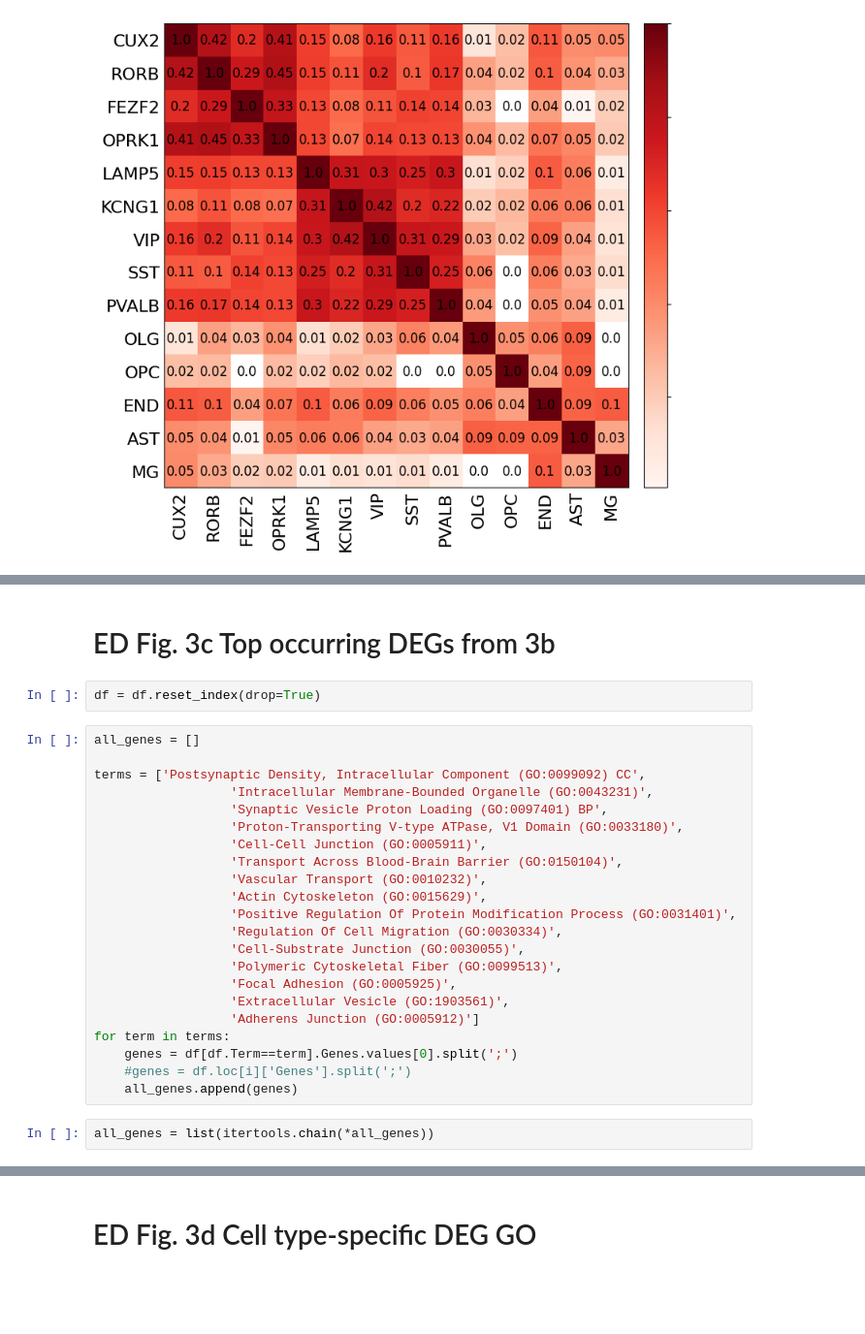
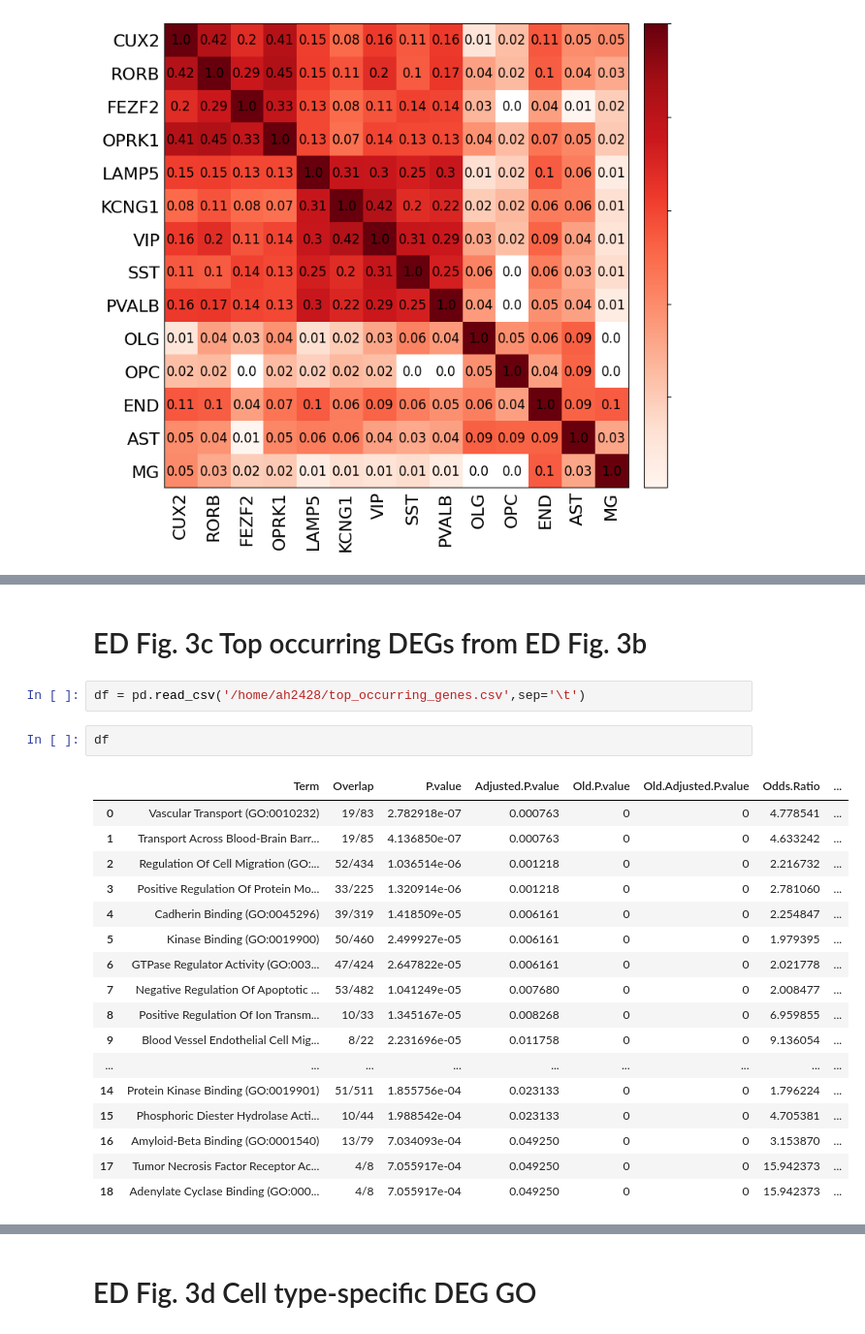
Before and after one commit to mjgirgenti/PTSDsnDLPFC, a Jupyter notebook: notebooks/ED_fig3_DEG.ipynb, the cells around one changed output, grey strips where cells are left out. Shown at 97% size. Cells and saved outputs as stored; diff of their text form; blank space fills up the shorter version.

```diff
--- a/notebooks/ED_fig3_DEG.ipynb
+++ b/notebooks/ED_fig3_DEG.ipynb
@@ -198,28 +86,24 @@ plt.savefig('/home/ah2428/palmer_scratch/figs/ed3/all_deg_GO.pdf',bbox_inches='t
 # %% [markdown]
-# ED Fig. 3c Top occurring DEGs from 3b
+# ED Fig. 3c Top occurring DEGs from ED Fig. 3b
-# %%
-df = df.reset_index(drop=True)
-# %%
-all_genes = []
-
-terms = ['Postsynaptic Density, Intracellular Component (GO:0099092) CC',
-                  'Intracellular Membrane-Bounded Organelle (GO:0043231)',
-                  'Synaptic Vesicle Proton Loading (GO:0097401) BP',
-                  'Proton-Transporting V-type ATPase, V1 Domain (GO:0033180)',
-                  'Cell-Cell Junction (GO:0005911)',
-                  'Transport Across Blood-Brain Barrier (GO:0150104)',
-                  'Vascular Transport (GO:0010232)',
-                  'Actin Cytoskeleton (GO:0015629)',
-                  'Positive Regulation Of Protein Modification Process (GO:0031401)',
-                  'Regulation Of Cell Migration (GO:0030334)',
-                  'Cell-Substrate Junction (GO:0030055)',
-                  'Polymeric Cytoskeletal Fiber (GO:0099513)',
-                  'Focal Adhesion (GO:0005925)',
-                  'Extracellular Vesicle (GO:1903561)',
-                  'Adherens Junction (GO:0005912)']
-for term in terms:
-    genes = df[df.Term==term].Genes.values[0].split(';')
-    #genes = df.loc[i]['Genes'].split(';')
-    all_genes.append(genes)
-# %%
-all_genes = list(itertools.chain(*all_genes))
+# %%
+df = pd.read_csv('/home/ah2428/top_occurring_genes.csv',sep='\t')
+# %%
+df
+# %% [output]
+|  | Term | Overlap | P.value | Adjusted.P.value | Old.P.value | Old.Adjusted.P.value | Odds.Ratio | ... |
+| 0 | Vascular Transport (GO:0010232) | 19/83 | 2.782918e-07 | 0.000763 | 0 | 0 | 4.778541 | ... |
+| 1 | Transport Across Blood-Brain Barr... | 19/85 | 4.136850e-07 | 0.000763 | 0 | 0 | 4.633242 | ... |
+| 2 | Regulation Of Cell Migration (GO:... | 52/434 | 1.036514e-06 | 0.001218 | 0 | 0 | 2.216732 | ... |
+| 3 | Positive Regulation Of Protein Mo... | 33/225 | 1.320914e-06 | 0.001218 | 0 | 0 | 2.781060 | ... |
+| 4 | Cadherin Binding (GO:0045296) | 39/319 | 1.418509e-05 | 0.006161 | 0 | 0 | 2.254847 | ... |
+| 5 | Kinase Binding (GO:0019900) | 50/460 | 2.499927e-05 | 0.006161 | 0 | 0 | 1.979395 | ... |
+| 6 | GTPase Regulator Activity (GO:003... | 47/424 | 2.647822e-05 | 0.006161 | 0 | 0 | 2.021778 | ... |
+| 7 | Negative Regulation Of Apoptotic ... | 53/482 | 1.041249e-05 | 0.007680 | 0 | 0 | 2.008477 | ... |
+| 8 | Positive Regulation Of Ion Transm... | 10/33 | 1.345167e-05 | 0.008268 | 0 | 0 | 6.959855 | ... |
+| 9 | Blood Vessel Endothelial Cell Mig... | 8/22 | 2.231696e-05 | 0.011758 | 0 | 0 | 9.136054 | ... |
+| ... | ... | ... | ... | ... | ... | ... | ... | ... |
+| 14 | Protein Kinase Binding (GO:0019901) | 51/511 | 1.855756e-04 | 0.023133 | 0 | 0 | 1.796224 | ... |
+| 15 | Phosphoric Diester Hydrolase Acti... | 10/44 | 1.988542e-04 | 0.023133 | 0 | 0 | 4.705381 | ... |
+| 16 | Amyloid-Beta Binding (GO:0001540) | 13/79 | 7.034093e-04 | 0.049250 | 0 | 0 | 3.153870 | ... |
+| 17 | Tumor Necrosis Factor Receptor Ac... | 4/8 | 7.055917e-04 | 0.049250 | 0 | 0 | 15.942373 | ... |
+| 18 | Adenylate Cyclase Binding (GO:000... | 4/8 | 7.055917e-04 | 0.049250 | 0 | 0 | 15.942373 | ... |
```
Also changed, not shown: parts of 24 cells of this notebook, 2 other files.
